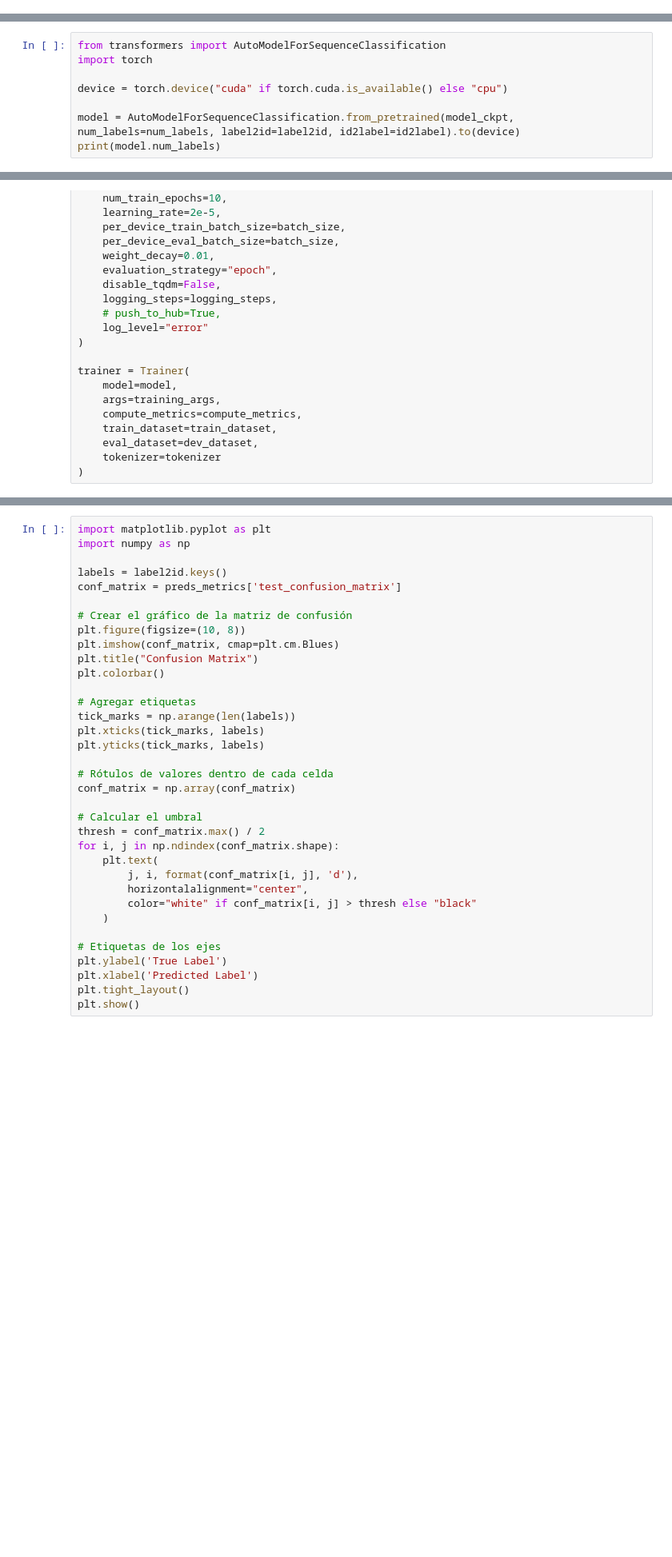
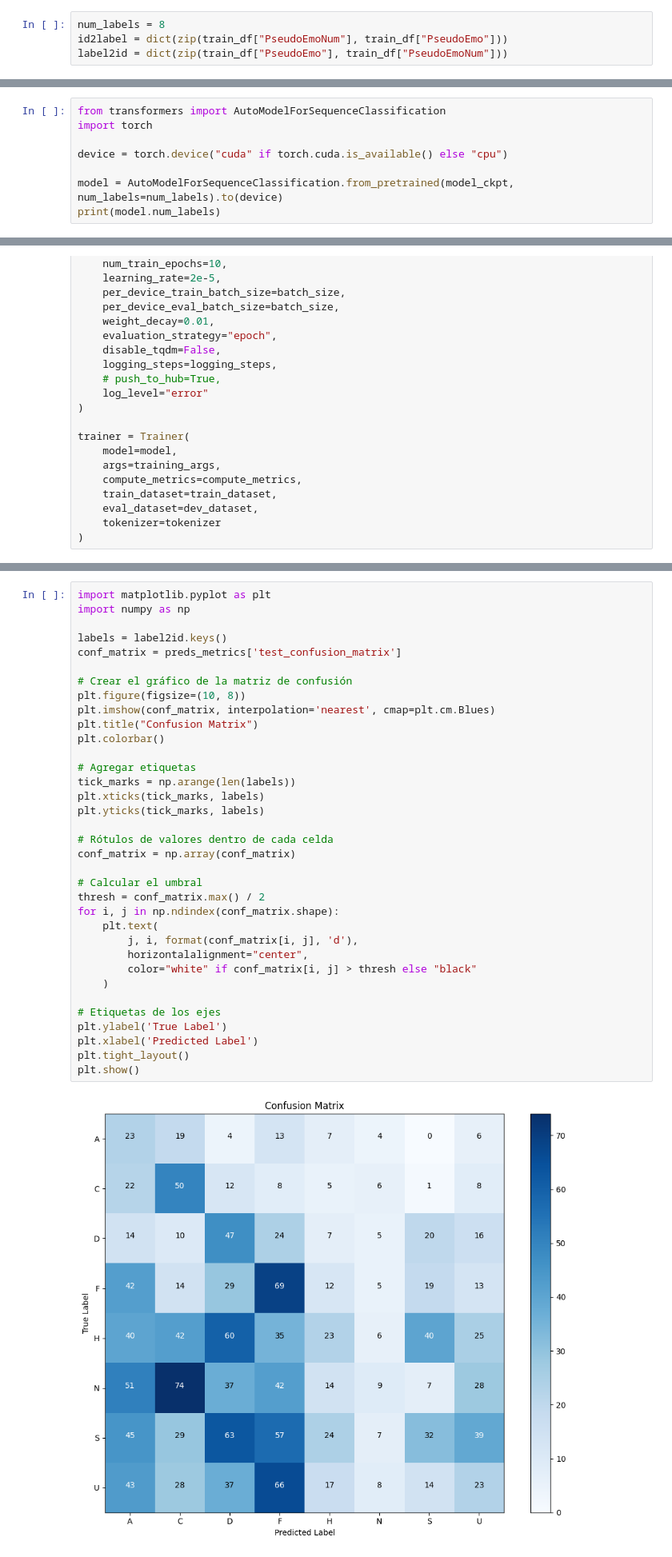
Before and after one commit to jgarcela/interspeech-nlp, a Jupyter notebook: train_female.ipynb, the cells around one changed output, grey strips where cells are left out. Shown: that part at 80% size. Cells and saved outputs as stored; diff of their text form; blank space fills up the shorter version.

```diff
--- a/train_female.ipynb
+++ b/train_female.ipynb
@@ -82,3 +84,7 @@ print(f"{label2id=}")
+# %%
+num_labels = 8
+id2label = dict(zip(train_df["PseudoEmoNum"], train_df["PseudoEmo"]))
+label2id = dict(zip(train_df["PseudoEmo"], train_df["PseudoEmoNum"]))
 # %%
 # Convertir EmoClass a valores numéricos si es necesario
 train_df['PseudoEmoNum'] = train_df['PseudoEmoNum'].astype(int)
@@ -204,5 +236,5 @@ import torch
 
 device = torch.device("cuda" if torch.cuda.is_available() else "cpu")
 
-model = AutoModelForSequenceClassification.from_pretrained(model_ckpt, num_labels=num_labels, label2id=label2id, id2label=id2label).to(device)
+model = AutoModelForSequenceClassification.from_pretrained(model_ckpt, num_labels=num_labels).to(device)
 print(model.num_labels)
@@ -281,31 +348,33 @@ import numpy as np
 labels = label2id.keys()
 conf_matrix = preds_metrics['test_confusion_matrix']
 
 # Crear el gráfico de la matriz de confusión
 plt.figure(figsize=(10, 8))
-plt.imshow(conf_matrix, cmap=plt.cm.Blues)
+plt.imshow(conf_matrix, interpolation='nearest', cmap=plt.cm.Blues)
 plt.title("Confusion Matrix")
 plt.colorbar()
 
 # Agregar etiquetas
 tick_marks = np.arange(len(labels))
 plt.xticks(tick_marks, labels)
 plt.yticks(tick_marks, labels)
 
 # Rótulos de valores dentro de cada celda
 conf_matrix = np.array(conf_matrix)
 
 # Calcular el umbral
 thresh = conf_matrix.max() / 2
 for i, j in np.ndindex(conf_matrix.shape):
     plt.text(
         j, i, format(conf_matrix[i, j], 'd'),
         horizontalalignment="center",
         color="white" if conf_matrix[i, j] > thresh else "black"
     )
 
 # Etiquetas de los ejes
 plt.ylabel('True Label')
 plt.xlabel('Predicted Label')
 plt.tight_layout()
 plt.show()
+# %% [output]
+[figure, added]
```
Also changed, not shown: parts of 9 cells of this notebook, 4 other files.
